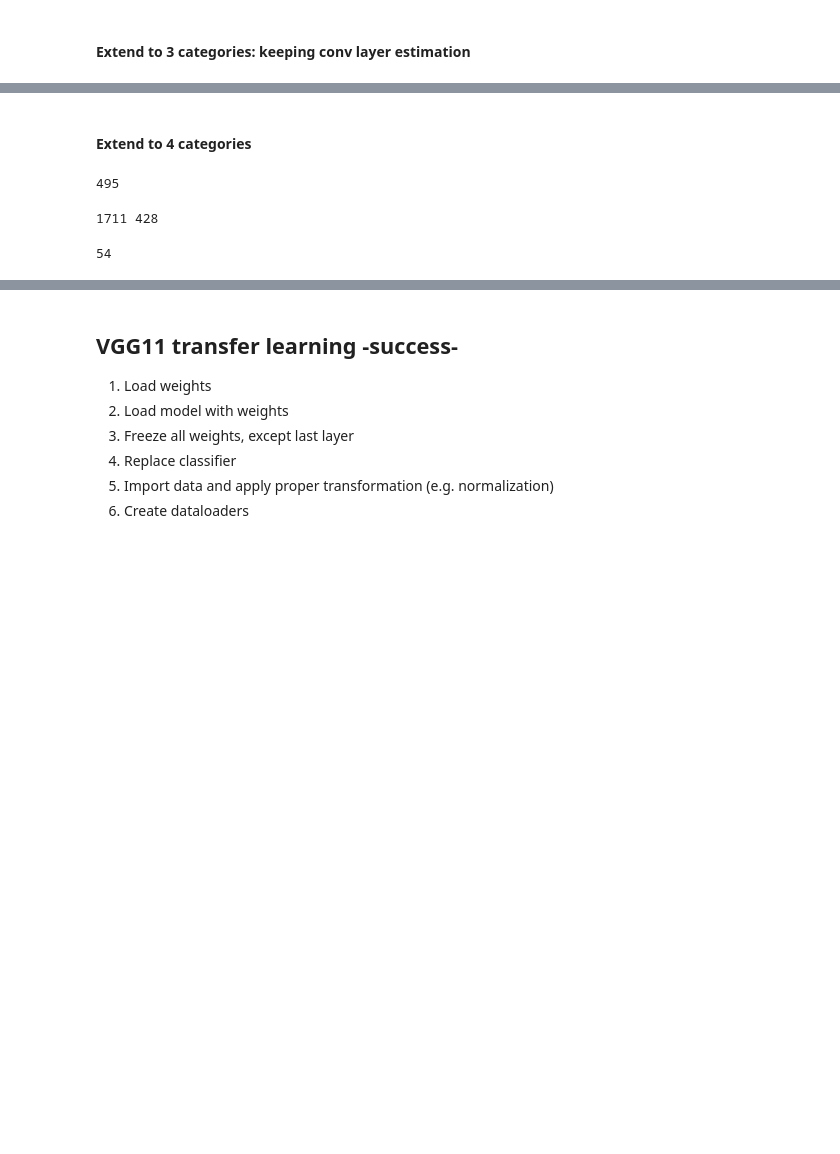
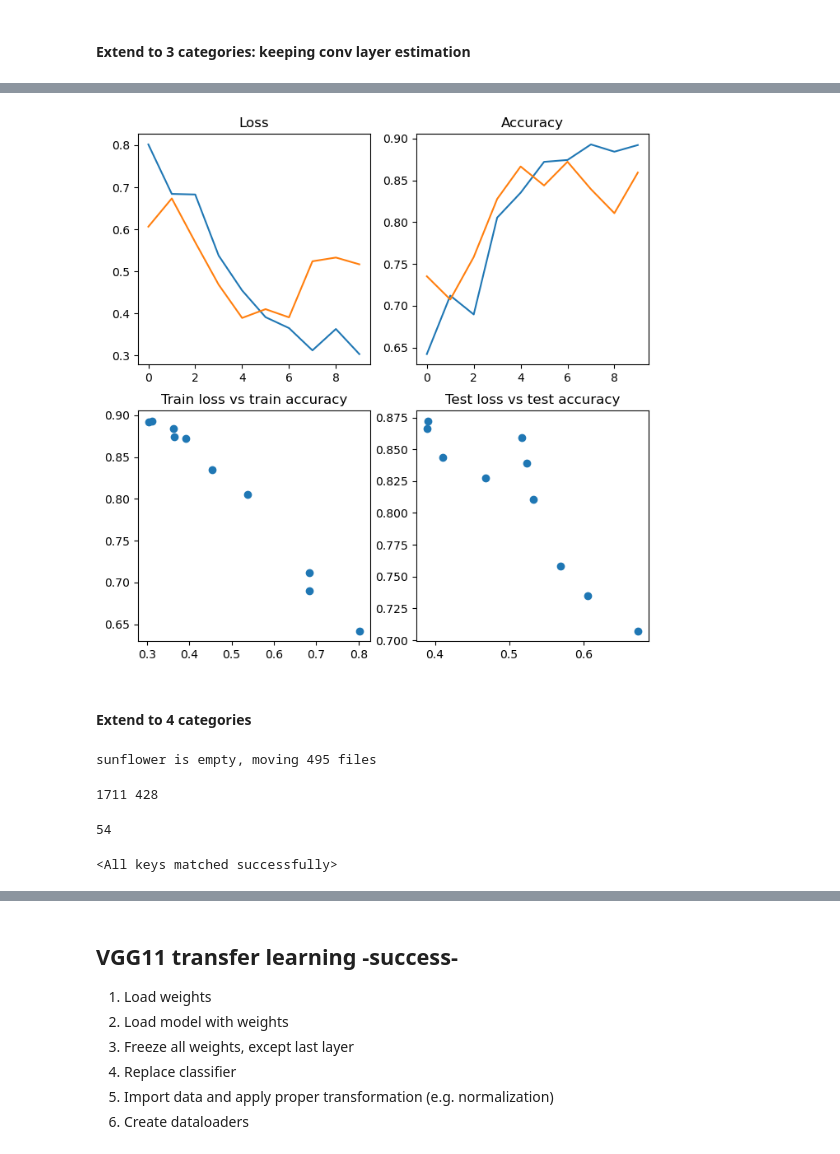
Before and after one commit to neddanedda/PyTorch_course, a Jupyter notebook: Flowers_five_classes.ipynb, the cells around one changed output, grey strips where cells are left out. Cells and saved outputs as stored; diff of their text form; code cells hidden in the pictures; blank space fills up the shorter version.

```diff
--- a/Flowers_five_classes.ipynb
+++ b/Flowers_five_classes.ipynb
@@ -1405,0 +1379,4 @@ Train loss: 0.39291 | Train acc: 0.86533 | Test loss: 0.49388 | Test acc: 0.8251
+# %%
+plot_model_results(pd.DataFrame(model_6_results1),8)
+# %% [output]
+[figure, added]
@@ -1412,13 +1393,14 @@ Path('train' / directory).mkdir(parents=True, exist_ok=True)
 
 if len(os.listdir(Path('train' / directory))) == 0:
     file_names = os.listdir(Path(directory))
-    print(len(file_names))
-    # print(f"{target_dir[directory]} is empty, moving files")
+    print(f"{directory} is empty, moving {len(file_names)} files")
     for file_name in file_names:
         shutil.move(os.path.join(Path(directory), file_name), Path('train' / directory))
         # os.rmdir(Path(source_dir[directory]))
+else:
+    print("Files have already been moved")
 # %% [output]
-495
+sunflower is empty, moving 495 files
 # %%
 # import datasets
 data = datasets.ImageFolder(root="train",
@@ -1441,6 +1423,12 @@ len(train_dataloader)
 # %% [output]
 1711 428
 54
+# %%
+model_6 = VGG11architecture(classes=3).to(device)
+
+model_6.load_state_dict(torch.load(f="model_6_3categories.pth"))
+# %% [output]
+<All keys matched successfully>
 # %%
 model_6.classifier = nn.Sequential(
     nn.Flatten(),
```
Also changed, not shown: parts of 56 cells of this notebook.
